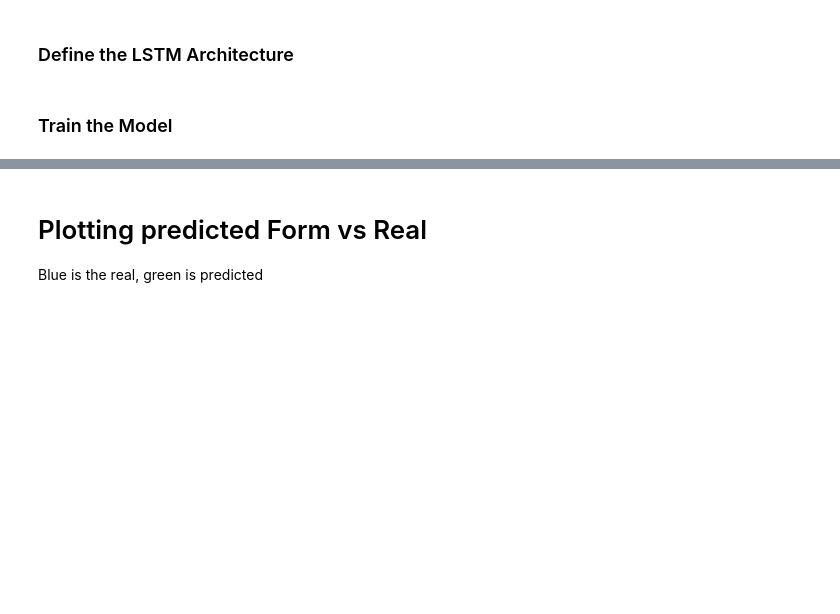
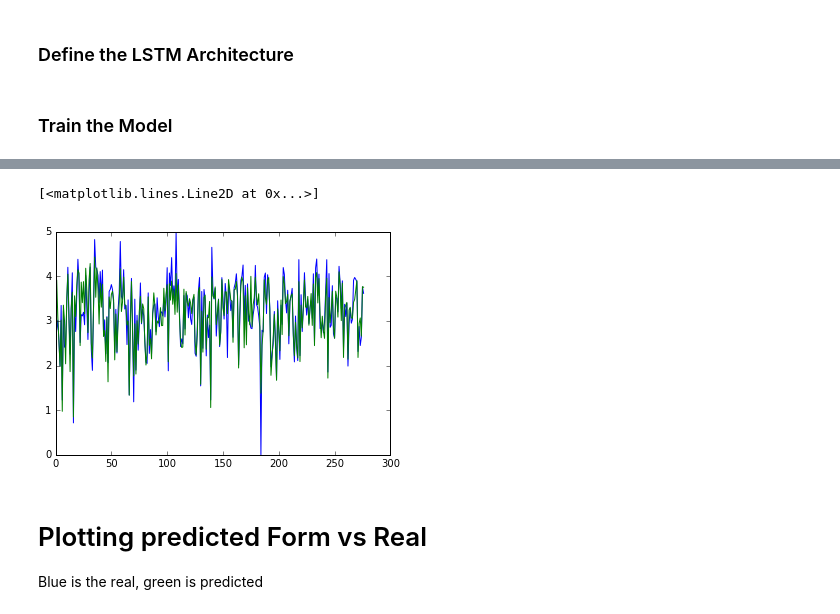
Before and after one commit to maxpolaczuk/player_performance, a Jupyter notebook: Application/organiser.ipynb, the cells around one changed output, grey strips where cells are left out. Saved outputs shown, nothing was run; the diff lists cells and outputs as text; code cells hidden in the pictures; blank space fills up the shorter version.

```diff
--- a/Application/organiser.ipynb
+++ b/Application/organiser.ipynb
@@ -446,5 +402,17 @@ Time to predict some stuff LOL... :P
 predicted = model.predict(testI)
 rmse = np.sqrt(((predicted - test_t) ** 2).mean(axis=0))
+# %%
+''' PREDICTIONS OF TRAINING DATA: '''
+pred2 = model.predict(trainI)
+%matplotlib inline
+import matplotlib.pyplot as plt
+fig, ax = plt.subplots()
+
+ax.plot(pd.DataFrame(train_t[:len(pred2)-2]))
+ax.plot(pd.DataFrame(pred2[:len(pred2)-2]))
+# %% [output]
+[<matplotlib.lines.Line2D at 0x...>]
+[figure, added]
 # %% [markdown]
 # Plotting predicted Form vs Real
 
```
Also changed, not shown: parts of 18 cells of this notebook.
